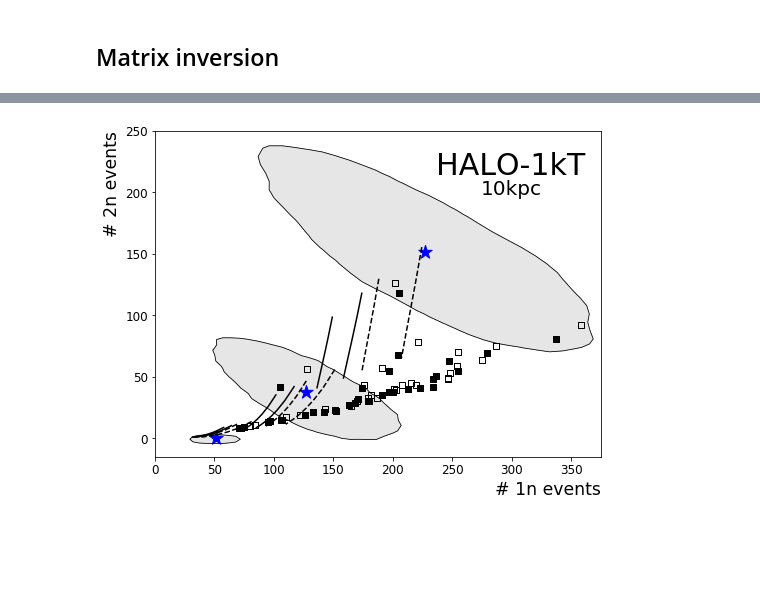
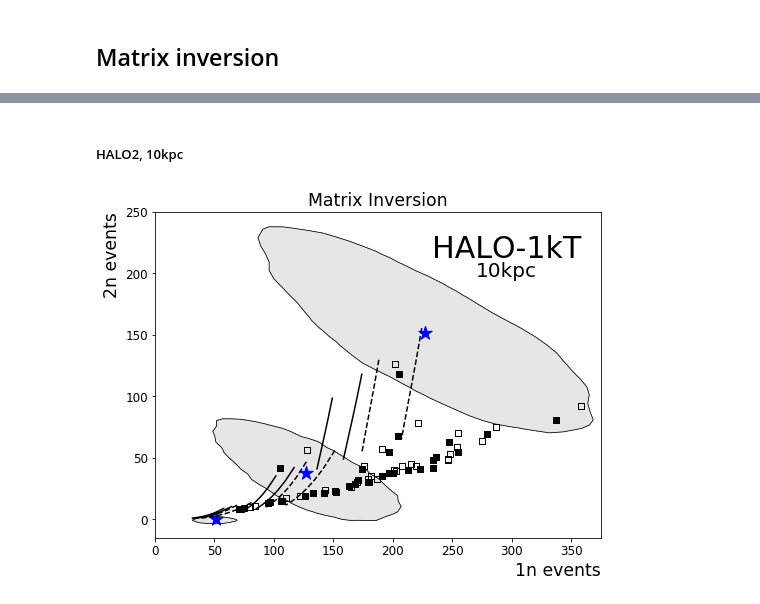
Before and after one commit to jfcrenshaw/halo, a Jupyter notebook: unfolding_plots.ipynb, the cells around one changed output, grey strips where cells are left out. Drawn from its saved outputs; the diff is of its cells as text; code cells hidden in the pictures; blank space fills up the shorter version.

```diff
--- a/unfolding_plots.ipynb
+++ b/unfolding_plots.ipynb
@@ -243,3 +160,5 @@ plt.show()
+# %% [markdown]
+##### HALO2, 10kpc
 # %%
 # Data for HALO 2, 10kpc, 227v151 127vs38 51v0
 h2_10kpc_227v151_1n, h2_10kpc_227v151_2n = np.load(unfolded_location+'halo2_10kpc_227v151_unfolded_matrix.npy')
@@ -258,34 +167,51 @@ xM3_3,yM3_3,zM3_3,cutM3_3 = contour(oneN_,twoN_,-50,150,-50,80,40j,30j,False,0)
+# %%
+# HALO 2, 10kpc, 227v151
+xmin = -50; xmax = 500; ymin = 0; ymax = 330
+xres = 50j; yres = 50j
+xM3_1,yM3_1,zM3_1,cutM3_1 = density_cut(h2_10kpc_227v151_1n,h2_10kpc_227v151_2n,xmin,xmax,ymin,ymax,xres,yres)
+#fig,ax = plt.subplots(1,1,figsize=figsize)
+#contours(xM3_1,yM3_1,zM3_1,cutM3_1,ax)
+#scatter(h2_10kpc_227v151_1n,h2_10kpc_227v151_2n,ax)
+# %%
+# HALO 2, 10kpc, 127vs38
+xmin = -50; xmax = 300; ymin = -20; ymax = 150
+xres = 50j; yres = 40j
+xM3_2,yM3_2,zM3_2,cutM3_2 = density_cut(h2_10kpc_127v38_1n,h2_10kpc_127v38_2n,xmin,xmax,ymin,ymax,xres,yres)
+#fig,ax = plt.subplots(1,1,figsize=figsize)
+#contours(xM3_2,yM3_2,zM3_2,cutM3_2,ax)
+#scatter(h2_10kpc_127v38_1n,h2_10kpc_127v38_2n,ax)
+# %%
+# HALO 1, 10kpc, 4vs0
+xmin = -50; xmax = 150; ymin = -50; ymax = 80
+xres = 40j; yres = 30j
+oneN_,twoN_ = zero_fix(h2_10kpc_51v0_1n,h2_10kpc_51v0_2n)
+xM3_3,yM3_3,zM3_3,cutM3_3 = density_cut(oneN_,twoN_,xmin,xmax,ymin,ymax,xres,yres)
+#fig,ax = plt.subplots(1,1,figsize=figsize)
+#contours(xM3_3,yM3_3,zM3_3,cutM3_3,ax)
+#scatter(h2_10kpc_51v0_1n,h2_10kpc_51v0_2n,ax)
 # %%
 # Figure for HALO 2, 10kpc, 227v151 127vs38 51v0
 figM3,axM3 = plt.subplots(1,1,figsize=figsize)
 
-axM3.contourf(xM3_1,yM3_1,zM3_1,levels=[0,cutM3_1,1],colors=[invis,'0.9',invis],zorder=1)
-axM3.contour(xM3_1,yM3_1,zM3_1,levels=cutM3_1,colors='black',linewidths=cont_linewidth,zorder=10)
-
-axM3.contourf(xM3_2,yM3_2,zM3_2,levels=[0,cutM3_2,1],colors=[invis,'0.9',invis],zorder=1)
-axM3.contour(xM3_2,yM3_2,zM3_2,levels=cutM3_2,colors='black',linewidths=cont_linewidth,zorder=10)
-
-axM3.contourf(xM3_3,yM3_3,zM3_3,levels=[0,cutM3_3,1],colors=[invis,'0.9',invis],zorder=1)
-axM3.contour(xM3_3,yM3_3,zM3_3,levels=cutM3_3,colors='black',linewidths=cont_linewidth,zorder=10)
+contours(xM3_1,yM3_1,zM3_1,cutM3_1,axM3)
+contours(xM3_2,yM3_2,zM3_2,cutM3_2,axM3)
+contours(xM3_3,yM3_3,zM3_3,cutM3_3,axM3)
 
 other_sn_models(axM3,2,10,False)
 snowglobes_curves(axM3,2,10,False)
 
 # Truth values
 Truth = [[227,127,51],[151,38,0]]
 axM3.scatter(Truth[0],Truth[1],color='b',marker='*',s=truth_size)
 
 # Title
-axM3.text(0.6,0.85,'HALO-1kT',fontsize=exp_size,transform=axM1.transAxes)
-axM3.text(0.7,0.79,'10kpc',fontsize=dist_size,transform=axM1.transAxes)
-
-# Axes
-axM3.set_xlabel('# 1n events',horizontalalignment='right',x=1.0)
-axM3.set_ylabel('# 2n events',horizontalalignment='right', y=1.0)
+axM3.set_title('Matrix Inversion')
+axM3.text(0.62,0.86,'HALO-1kT',fontsize=exp_size,transform=axM3.transAxes)
+axM3.text(0.72,0.80,'10kpc',fontsize=dist_size,transform=axM3.transAxes)
 
 
 axM3.set_xlim(0,375)
 axM3.set_ylim(-15,250)
 plt.show()
 # %% [output]
-[figure, old version]
+[figure, new version]
```
Also changed, not shown: parts of 28 cells of this notebook, 1 other file.
